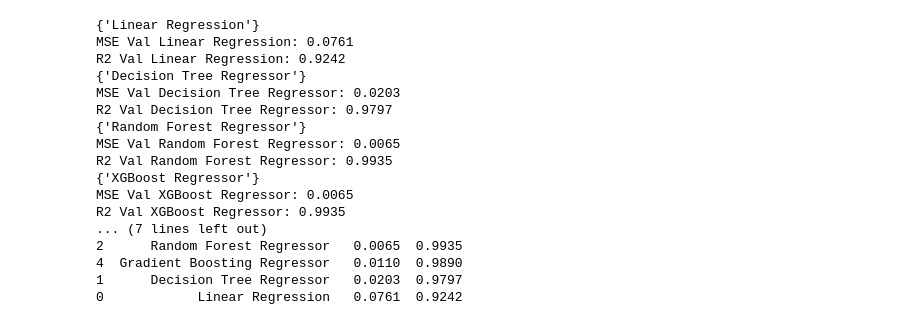
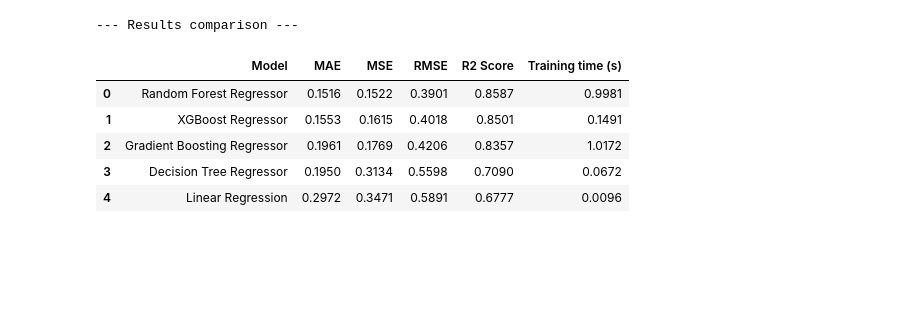
Before and after one commit to sztyberj/Real-Estate-Price-Prediction, a Jupyter notebook: notebooks/model_training_selection.ipynb, the cells around one changed output. Saved outputs shown, nothing was run; the diff lists cells and outputs as text; code cells hidden in the pictures; blank space fills up the shorter version.

```diff
--- a/notebooks/model_training_selection.ipynb
+++ b/notebooks/model_training_selection.ipynb
@@ -100,11 +184,10 @@ r2_scores = []
 # %%
 models = {
     'Linear Regression': LinearRegression(),
-    'Decision Tree Regressor': DecisionTreeRegressor(max_depth=10, min_samples_split=5, random_state=14),
-    'Random Forest Regressor': RandomForestRegressor(n_estimators=100, max_depth=10, min_samples_split=5, random_state=14, n_jobs=-1),
-    'XGBoost Regressor': xgb.XGBRegressor(objective='reg:squarederror', n_estimators=200, learning_rate=0.1, max_depth=5, subsample=0.8, colsample_bytree=0.8, random_state=14, n_jobs=-1),
-    'Gradient Boosting Regressor': GradientBoostingRegressor(n_estimators=100, learning_rate=0.1, max_depth=3, random_state=14)
+    'Decision Tree Regressor': DecisionTreeRegressor(random_state=42),
+    'Random Forest Regressor': RandomForestRegressor(random_state=42, n_jobs=-1),
+    'Gradient Boosting Regressor': GradientBoostingRegressor(random_state=42),
+    'XGBoost Regressor': xgb.XGBRegressor(random_state=42, n_jobs=-1)
 }
 
-results_summary = []
-trained_models = {}
+results_list = []
@@ -111,42 +225,15 @@ trained_models = {}
 # %%
-for model_name, model_instance in models.items():
-    print({model_name})
-    model_instance.fit(X_train_df, y_train_scaled)
-    trained_models[model_name] = model_instance
+results_df = pd.DataFrame(results_list)
 
-    # Validation
-    y_val_pred = model_instance.predict(X_val_df)
-    val_mse = mean_squared_error(y_val_scaled, y_val_pred)
-    val_r2 = r2_score(y_val_scaled, y_val_pred)
+results_df_sorted = results_df.sort_values(by='R2 Score', ascending=False).reset_index(drop=True)
 
-    print(f"MSE Val {model_name}: {val_mse:.4f}")
-    print(f"R2 Val {model_name}: {val_r2:.4f}")
-
-    results_summary.append({
-        'Model': model_name,
-        'Val_MSE': val_mse,
-        'Val_R2': val_r2
-    })
-
-results_df = pd.DataFrame(results_summary)
-results_df = results_df.sort_values(by='Val_MSE', ascending=True) # Sortuj po MSE na zbiorze walidacyjnym
-print("\n--- Summary ---")
-print(results_df.to_string())
+print("\n--- Results comparison ---")
+results_df_sorted
 # %% [output]
-{'Linear Regression'}
-MSE Val Linear Regression: 0.0761
-R2 Val Linear Regression: 0.9242
-{'Decision Tree Regressor'}
-MSE Val Decision Tree Regressor: 0.0203
-R2 Val Decision Tree Regressor: 0.9797
-{'Random Forest Regressor'}
-MSE Val Random Forest Regressor: 0.0065
-R2 Val Random Forest Regressor: 0.9935
-{'XGBoost Regressor'}
-MSE Val XGBoost Regressor: 0.0065
-R2 Val XGBoost Regressor: 0.9935
-... (7 lines left out)
-2      Random Forest Regressor   0.0065  0.9935
-4  Gradient Boosting Regressor   0.0110  0.9890
-1      Decision Tree Regressor   0.0203  0.9797
-0            Linear Regression   0.0761  0.9242
+--- Results comparison ---
+|  | Model | MAE | MSE | RMSE | R2 Score | Training time (s) |
+| 0 | Random Forest Regressor | 0.1516 | 0.1522 | 0.3901 | 0.8587 | 0.9981 |
+| 1 | XGBoost Regressor | 0.1553 | 0.1615 | 0.4018 | 0.8501 | 0.1491 |
+| 2 | Gradient Boosting Regressor | 0.1961 | 0.1769 | 0.4206 | 0.8357 | 1.0172 |
+| 3 | Decision Tree Regressor | 0.1950 | 0.3134 | 0.5598 | 0.7090 | 0.0672 |
+| 4 | Linear Regression | 0.2972 | 0.3471 | 0.5891 | 0.6777 | 0.0096 |
```
Also changed, not shown: parts of 22 cells of this notebook, 16 other files.
